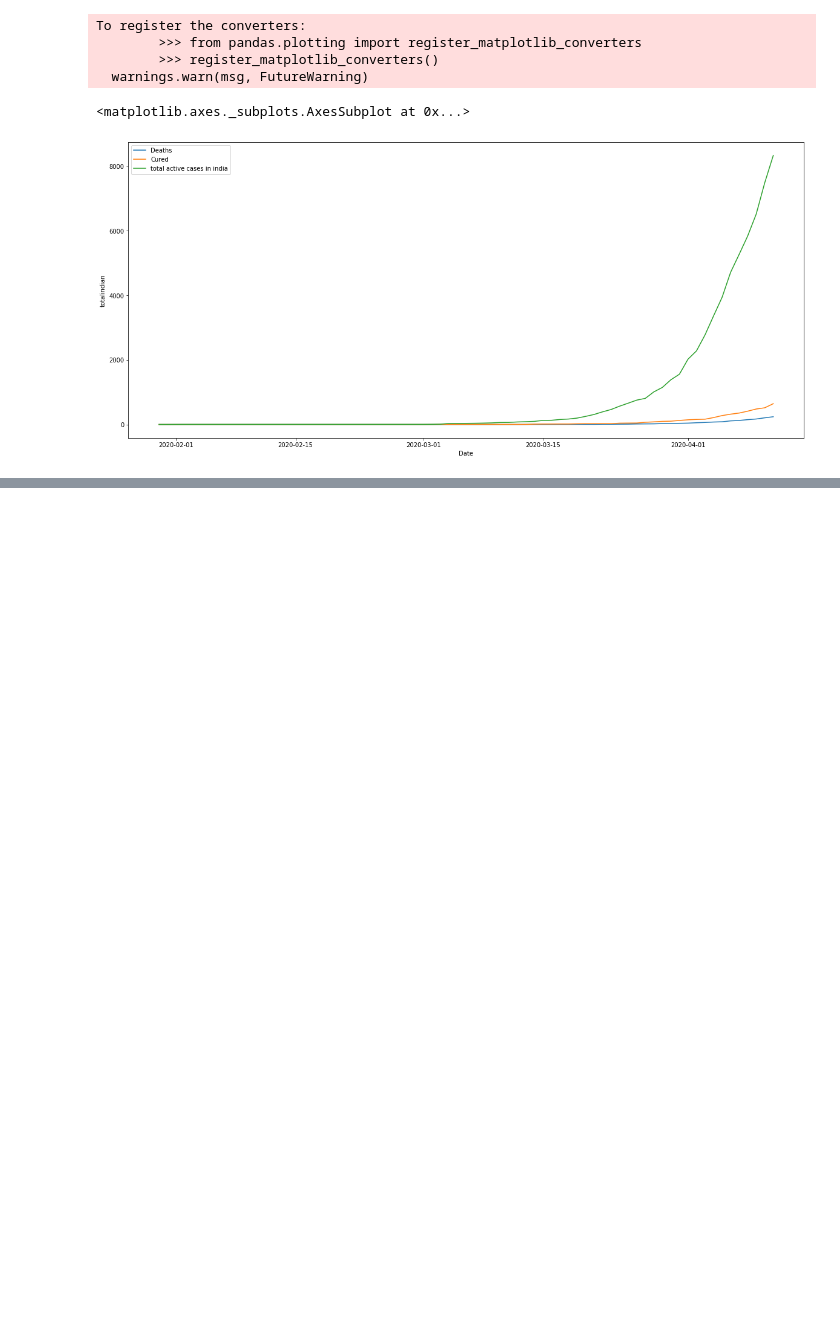
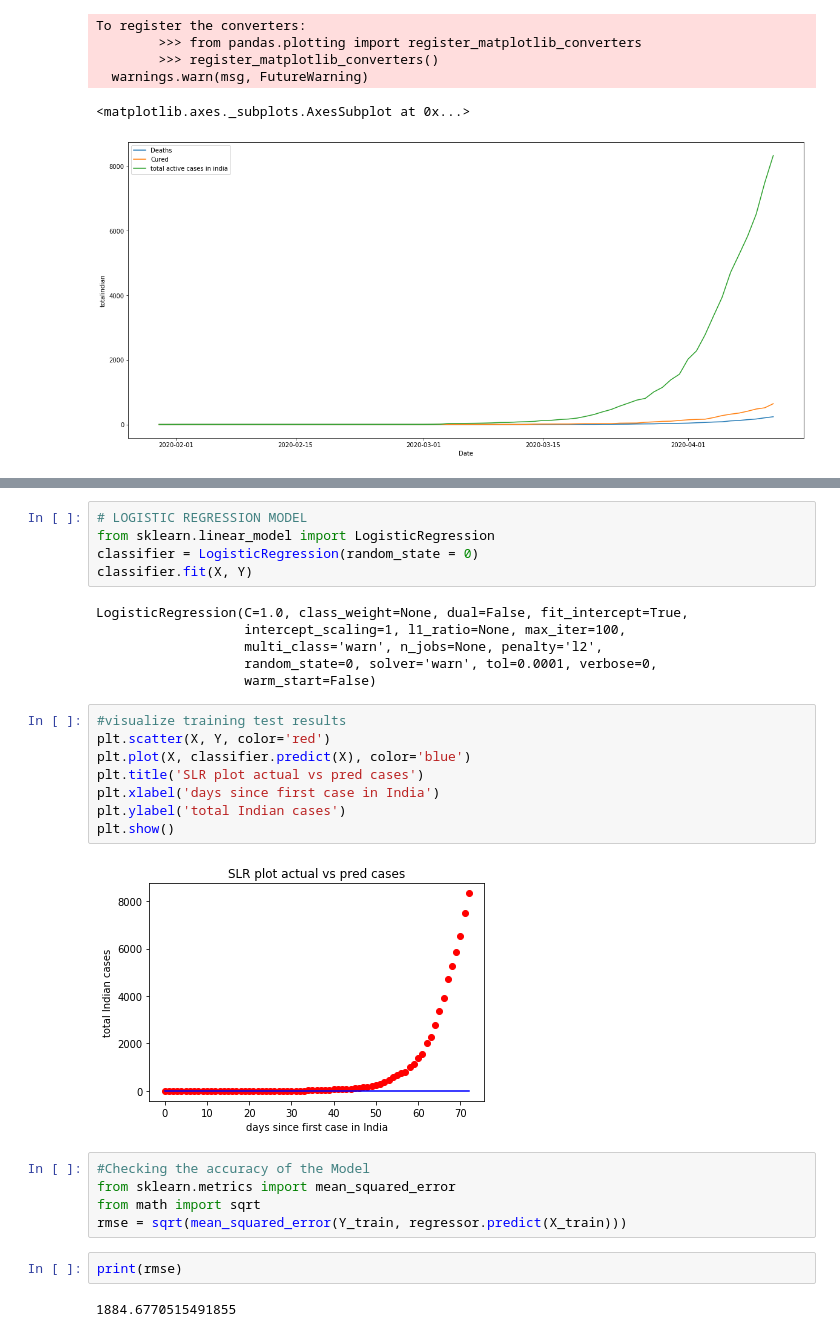
Before and after one commit to illuminati-80/prediction_project, a Jupyter notebook: covid-branch.ipynb, the cells around one changed output, grey strips where cells are left out. Drawn from its saved outputs; the diff is of its cells as text; blank space fills up the shorter version.

```diff
--- a/covid-branch.ipynb
+++ b/covid-branch.ipynb
@@ -427,0 +521,30 @@ To register the converters:
+# %%
+# LOGISTIC REGRESSION MODEL
+from sklearn.linear_model import LogisticRegression
+classifier = LogisticRegression(random_state = 0)
+classifier.fit(X, Y)
+# %% [output]
+LogisticRegression(C=1.0, class_weight=None, dual=False, fit_intercept=True,
+                   intercept_scaling=1, l1_ratio=None, max_iter=100,
+                   multi_class='warn', n_jobs=None, penalty='l2',
+                   random_state=0, solver='warn', tol=0.0001, verbose=0,
+                   warm_start=False)
+# %%
+#visualize training test results
+plt.scatter(X, Y, color='red')
+plt.plot(X, classifier.predict(X), color='blue')
+plt.title('SLR plot actual vs pred cases')
+plt.xlabel('days since first case in India')
+plt.ylabel('total Indian cases')
+plt.show()
+# %% [output]
+[figure, added]
+# %%
+#Checking the accuracy of the Model
+from sklearn.metrics import mean_squared_error
+from math import sqrt
+rmse = sqrt(mean_squared_error(Y_train, regressor.predict(X_train)))
+# %%
+print(rmse)
+# %% [output]
+1884.6770515491855
```
Also changed, not shown: parts of 22 cells of this notebook.
